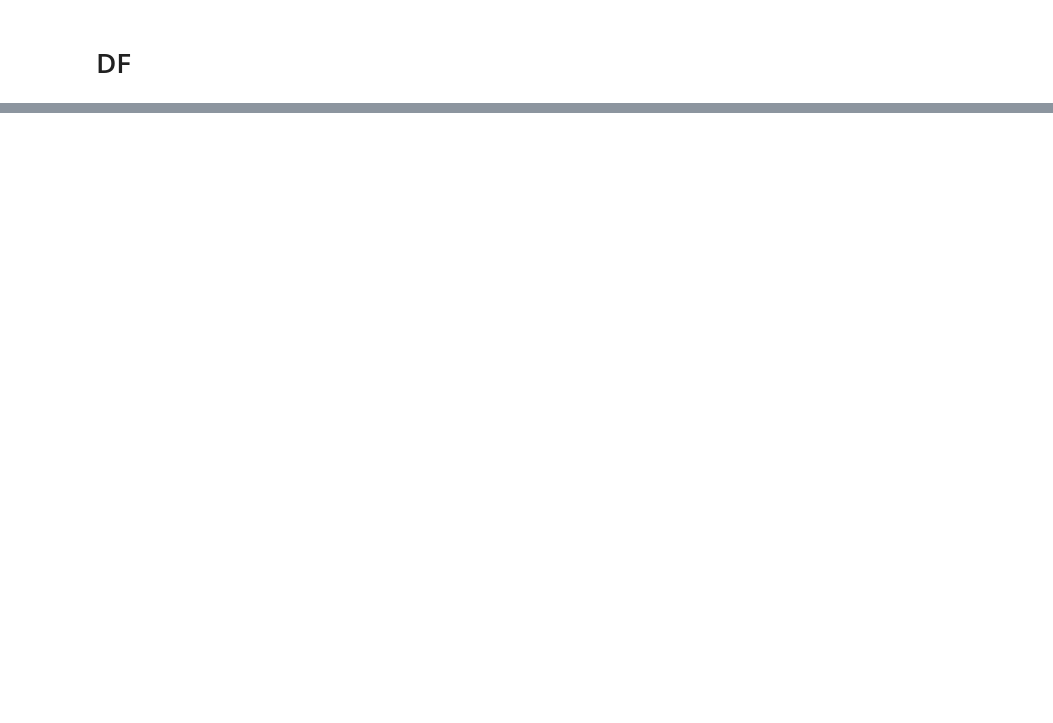
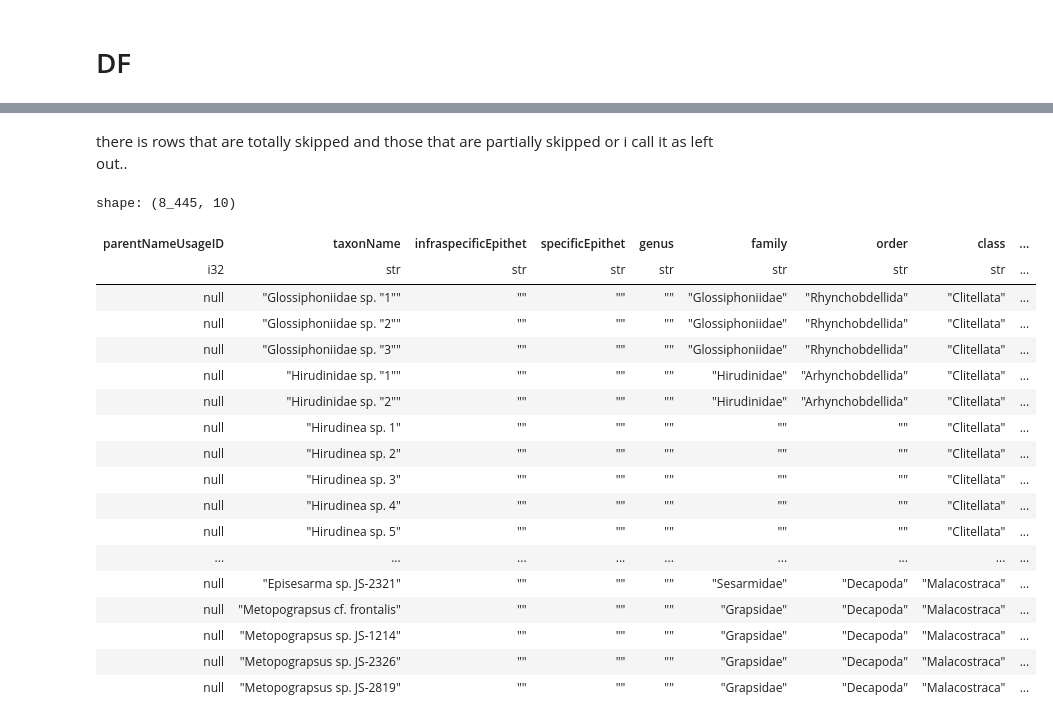
Before and after one commit to roberthobblebottom/lkcnhm_data_wrangling, a Jupyter notebook: __marimo__/more R translation.ipynb, the cells around one changed output, grey strips where cells are left out. Drawn from its saved outputs; the diff is of its cells as text; code cells hidden in the pictures; blank space fills up the shorter version.

Commit message:
alot of stuff on better matching, still have a lot of no matches

```diff
--- a/__marimo__/more R translation.ipynb
+++ b/__marimo__/more R translation.ipynb
@@ -6,4 +6,11 @@ import polars as pl
 
 from r_translation import join
 
-df = join()
+matching, contentious = join()
+matching = matching.with_columns(
+    genus=pl.when(
+        (pl.col("genus").is_null()) & (pl.col("specificEpithet").is_not_null())
+    )
+    .then(pl.col("taxonName").str.split(" ").list[0])
+    .otherwise("genus")
+)
@@ -89,0 +105,12 @@ repeated_accepted_taxons = (
+# %%
+nomatch = (
+    matching.filter(pl.col("matched_taxonID").is_null())
+    .with_columns(
+        taxonRank=pl.lit("BOSuncornirmedSpecies"),
+        taxonomicStatus=pl.lit("BOSunformired"),
+        parentNameUsageID=pl.lit(None),
+    )
+    .fill_null("")  # TODO TEST IF NOT WORK, REMOVE
+    .collect()
+)
+nomatch
@@ -203,0 +385,2 @@ updated_nomatch.write_csv("updated_nomatch.csv")
+# %% [markdown]
+there is rows that are totally skipped and those that are partially skipped or i call it as left out..
@@ -203,0 +392,37 @@ updated_nomatch.write_csv("updated_nomatch.csv")
+# %%
+still_no_match = (
+    nomatch.join(
+        updated_to_matching.select("speciesId", "parentNameUsageID"),
+        on="speciesId",
+        how="left",
+    )
+    .drop("parentNameUsageID")
+    .rename({"parentNameUsageID_right": "parentNameUsageID"})
+)
+still_no_match.select(
+    [
+        "parentNameUsageID",
+        "taxonName",
+    ]
+    + priority_columns
+)
+# %% [output]
+shape: (8_445, 10)
+| parentNameUsageID | taxonName | infraspecificEpithet | specificEpithet | genus | family | order | class | ... |
+| i32 | str | str | str | str | str | str | str | ... |
+| null | "Glossiphoniidae sp. "1"" | "" | "" | "" | "Glossiphoniidae" | "Rhynchobdellida" | "Clitellata" | ... |
+| null | "Glossiphoniidae sp. "2"" | "" | "" | "" | "Glossiphoniidae" | "Rhynchobdellida" | "Clitellata" | ... |
+| null | "Glossiphoniidae sp. "3"" | "" | "" | "" | "Glossiphoniidae" | "Rhynchobdellida" | "Clitellata" | ... |
+| null | "Hirudinidae sp. "1"" | "" | "" | "" | "Hirudinidae" | "Arhynchobdellida" | "Clitellata" | ... |
+| null | "Hirudinidae sp. "2"" | "" | "" | "" | "Hirudinidae" | "Arhynchobdellida" | "Clitellata" | ... |
+| null | "Hirudinea sp. 1" | "" | "" | "" | "" | "" | "Clitellata" | ... |
+| null | "Hirudinea sp. 2" | "" | "" | "" | "" | "" | "Clitellata" | ... |
+| null | "Hirudinea sp. 3" | "" | "" | "" | "" | "" | "Clitellata" | ... |
+| null | "Hirudinea sp. 4" | "" | "" | "" | "" | "" | "Clitellata" | ... |
+| null | "Hirudinea sp. 5" | "" | "" | "" | "" | "" | "Clitellata" | ... |
+| ... | ... | ... | ... | ... | ... | ... | ... | ... |
+| null | "Episesarma sp. JS-2321" | "" | "" | "" | "Sesarmidae" | "Decapoda" | "Malacostraca" | ... |
+| null | "Metopograpsus cf. frontalis" | "" | "" | "" | "Grapsidae" | "Decapoda" | "Malacostraca" | ... |
+| null | "Metopograpsus sp. JS-1214" | "" | "" | "" | "Grapsidae" | "Decapoda" | "Malacostraca" | ... |
+| null | "Metopograpsus sp. JS-2326" | "" | "" | "" | "Grapsidae" | "Decapoda" | "Malacostraca" | ... |
+| null | "Metopograpsus sp. JS-2819" | "" | "" | "" | "Grapsidae" | "Decapoda" | "Malacostraca" | ... |
```
Also changed, not shown: parts of 20 cells of this notebook, 7 other files.
